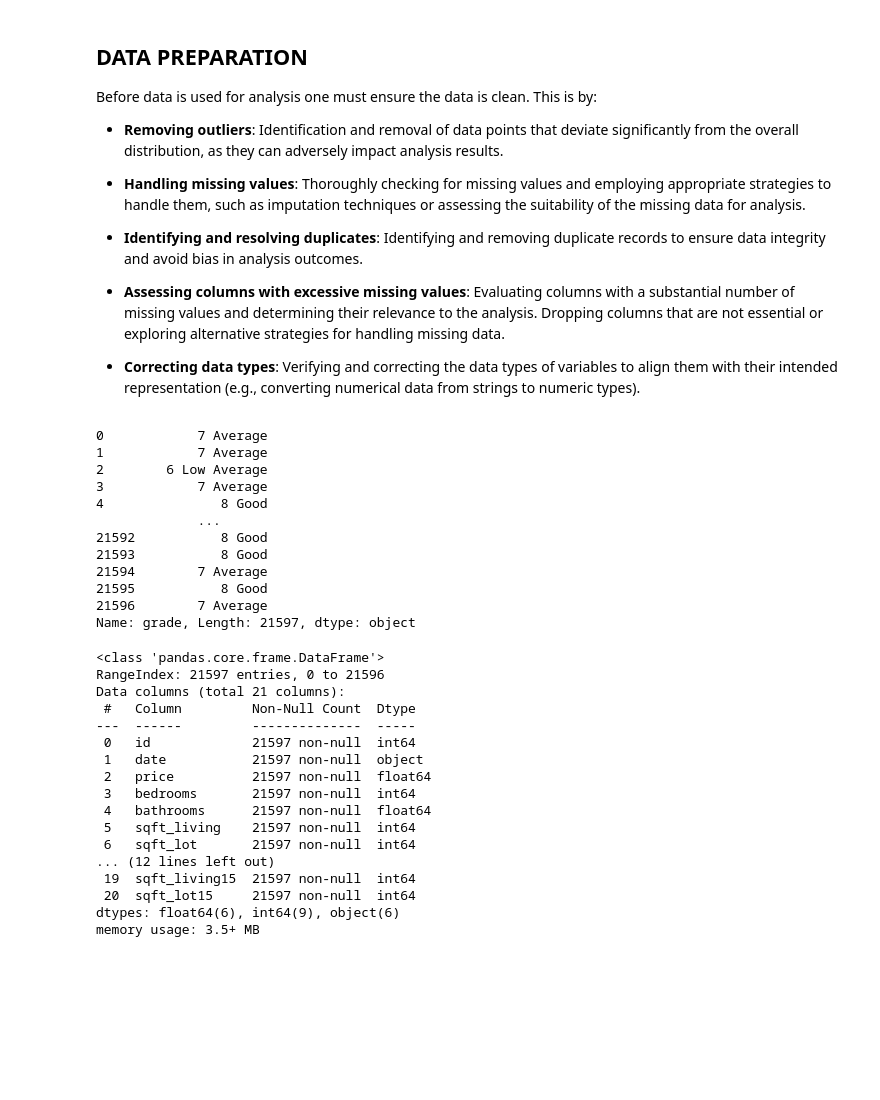
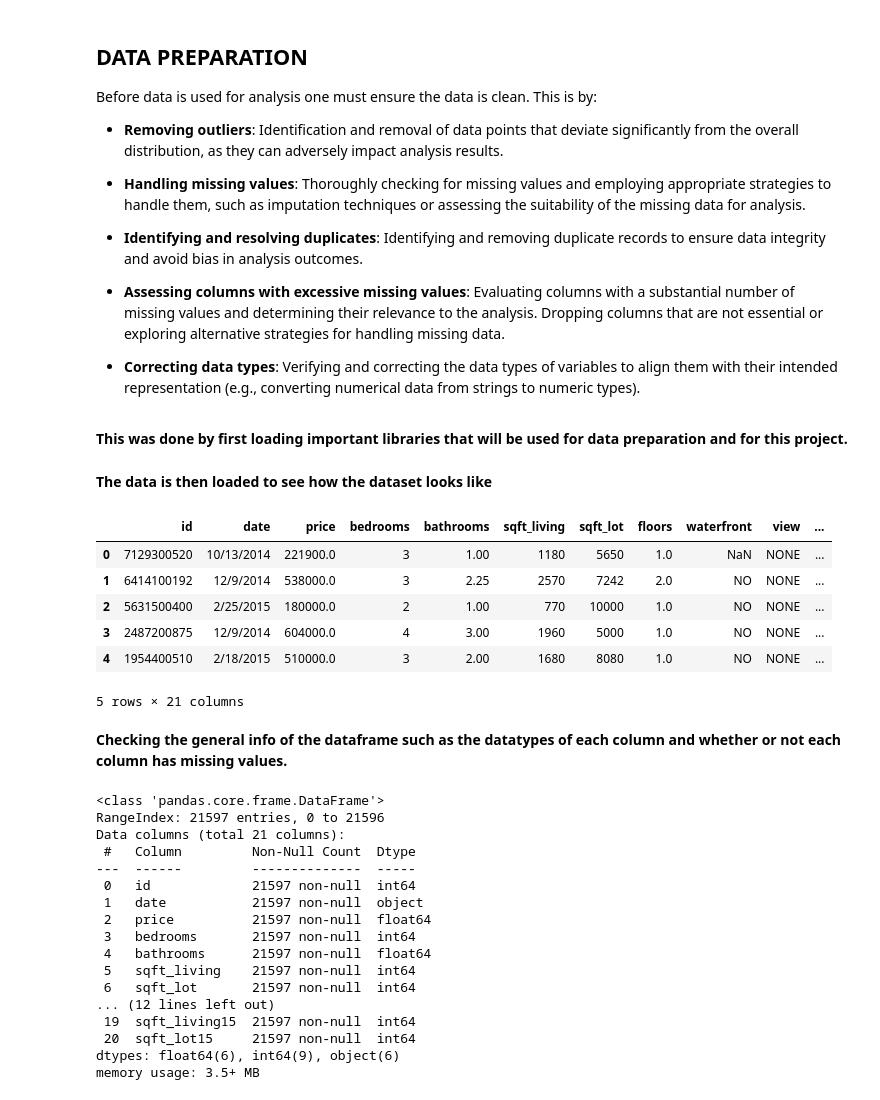
Before and after one commit to DennisWainaina/Megamax-Real-Estate-House-Project, a Jupyter notebook: index.ipynb, the cells around one changed output. Cells and saved outputs as stored; diff of their text form; code cells hidden in the pictures; blank space fills up the shorter version.

```diff
--- a/index.ipynb
+++ b/index.ipynb
@@ -48,6 +49,8 @@ Before data is used for analysis one must ensure the data is clean. This is by:
 
 
 - **Correcting data types**: Verifying and correcting the data types of variables to align them with their intended representation (e.g., converting numerical data from strings to numeric types).
+# %% [markdown]
+**This was done by first loading important libraries that will be used for data preparation and for this project.**
 # %%
 import pandas as pd
 import matplotlib.pyplot as plt
@@ -55,21 +58,20 @@ import numpy as np
 import scipy.stats as stats
 import statsmodels.api as sm
 import seaborn as sns
+# %% [markdown]
+**The data is then loaded to see how the dataset looks like**
 # %%
-df = pd.read_csv('data/kc_house_data.csv')
-df['grade']
+house_data = pd.read_csv('data/kc_house_data.csv')
+house_data.head()
 # %% [output]
+|  | id | date | price | bedrooms | bathrooms | sqft_living | sqft_lot | floors | waterfront | view | ... |
+| 0 | 7129300520 | 10/13/2014 | 221900.0 | 3 | 1.00 | 1180 | 5650 | 1.0 | NaN | NONE | ... |
+| 1 | 6414100192 | 12/9/2014 | 538000.0 | 3 | 2.25 | 2570 | 7242 | 2.0 | NO | NONE | ... |
+| 2 | 5631500400 | 2/25/2015 | 180000.0 | 2 | 1.00 | 770 | 10000 | 1.0 | NO | NONE | ... |
+| 3 | 2487200875 | 12/9/2014 | 604000.0 | 4 | 3.00 | 1960 | 5000 | 1.0 | NO | NONE | ... |
+| 4 | 1954400510 | 2/18/2015 | 510000.0 | 3 | 2.00 | 1680 | 8080 | 1.0 | NO | NONE | ... |
-0            7 Average
-1            7 Average
-2        6 Low Average
-3            7 Average
-4               8 Good
-             ...
-21592           8 Good
-21593           8 Good
-21594        7 Average
-21595           8 Good
-21596        7 Average
-Name: grade, Length: 21597, dtype: object
+5 rows × 21 columns
+# %% [markdown]
+**Checking the general info of the dataframe such as the datatypes of each column and whether or not each column has missing values.**
 # %%
 # Looking at general info of the dataframe missing values and the dtypes of each column in the dataframe
```
Also changed, not shown: parts of 6 cells of this notebook.
